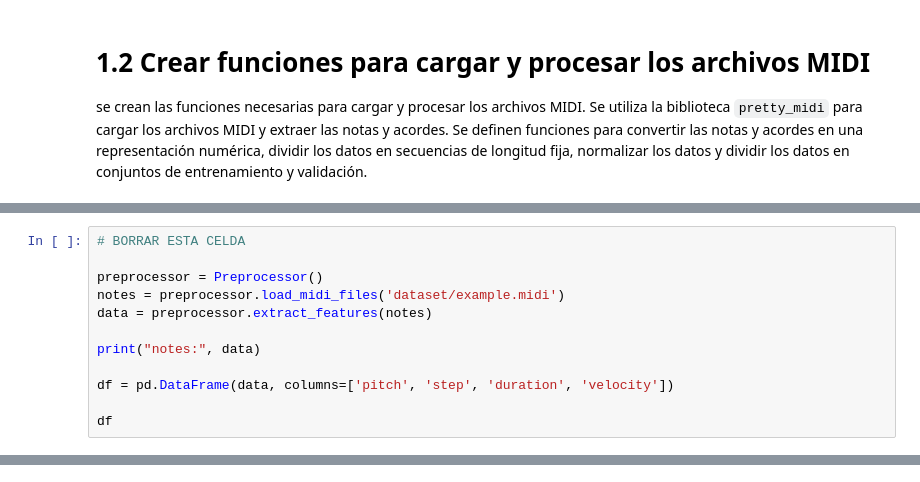
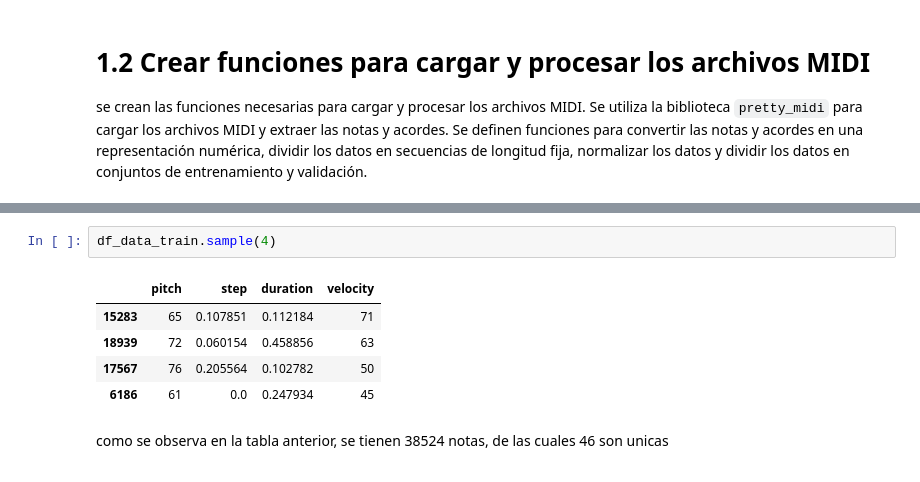
Before and after one commit to Loque18/nlp-microproyecto1, a Jupyter notebook: armonIA.ipynb, the cells around one changed output, grey strips where cells are left out. Cells and saved outputs as stored; diff of their text form.

```diff
--- a/armonIA.ipynb
+++ b/armonIA.ipynb
@@ -298,12 +124,0 @@ ValueError: Buffer has wrong number of dimensions (expected 1, got 3)
-# %%
-# BORRAR ESTA CELDA
-
-preprocessor = Preprocessor()
-notes = preprocessor.load_midi_files('dataset/example.midi')
-data = preprocessor.extract_features(notes)
-
-print("notes:", data)
-
-df = pd.DataFrame(data, columns=['pitch', 'step', 'duration', 'velocity'])
-
-df
@@ -362,0 +198,10 @@ X_train, X_val, y_train, y_val = train_test_split(
+# %%
+df_data_train.sample(4)
+# %% [output]
+|  | pitch | step | duration | velocity |
+| 15283 | 65 | 0.107851 | 0.112184 | 71 |
+| 18939 | 72 | 0.060154 | 0.458856 | 63 |
+| 17567 | 76 | 0.205564 | 0.102782 | 50 |
+| 6186 | 61 | 0.0 | 0.247934 | 45 |
+# %% [markdown]
+como se observa en la tabla anterior, se tienen 38524 notas, de las cuales 46 son unicas
```
Also changed, not shown: parts of 33 cells of this notebook, 4 other files.
